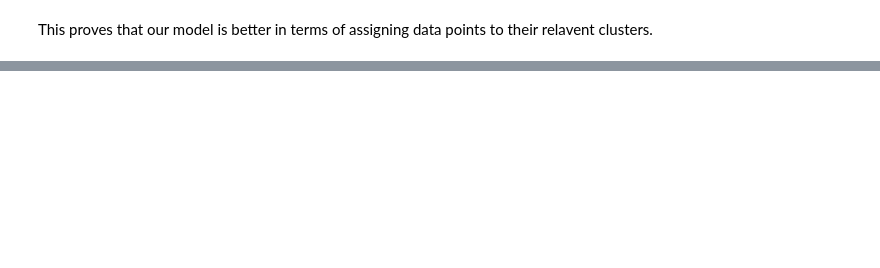
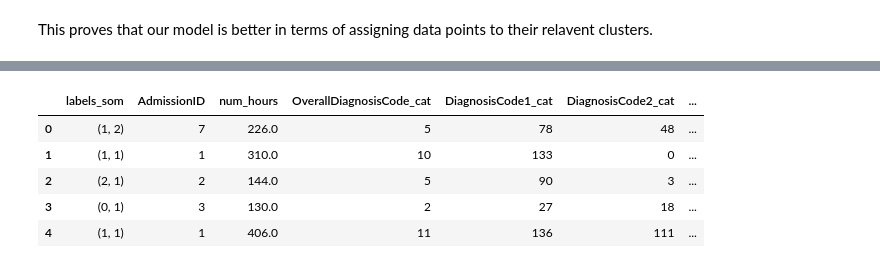
Before and after one commit to KrishnaPothula/EHR-Analysis, a Jupyter notebook: medical_records_extraction.ipynb, the cells around one changed output, grey strips where cells are left out. Cells and saved outputs as stored; diff of their text form; code cells hidden in the pictures; blank space fills up the shorter version.

```diff
--- a/medical_records_extraction.ipynb
+++ b/medical_records_extraction.ipynb
@@ -392,0 +413,9 @@ This proves that our model is better in terms of assigning data points to their
+# %%
+input_df.head()
+# %% [output]
+|  | labels_som | AdmissionID | num_hours | OverallDiagnosisCode_cat | DiagnosisCode1_cat | DiagnosisCode2_cat | ... |
+| 0 | (1, 2) | 7 | 226.0 | 5 | 78 | 48 | ... |
+| 1 | (1, 1) | 1 | 310.0 | 10 | 133 | 0 | ... |
+| 2 | (2, 1) | 2 | 144.0 | 5 | 90 | 3 | ... |
+| 3 | (0, 1) | 3 | 130.0 | 2 | 27 | 18 | ... |
+| 4 | (1, 1) | 1 | 406.0 | 11 | 136 | 111 | ... |
```
Also changed, not shown: parts of 17 cells of this notebook.
